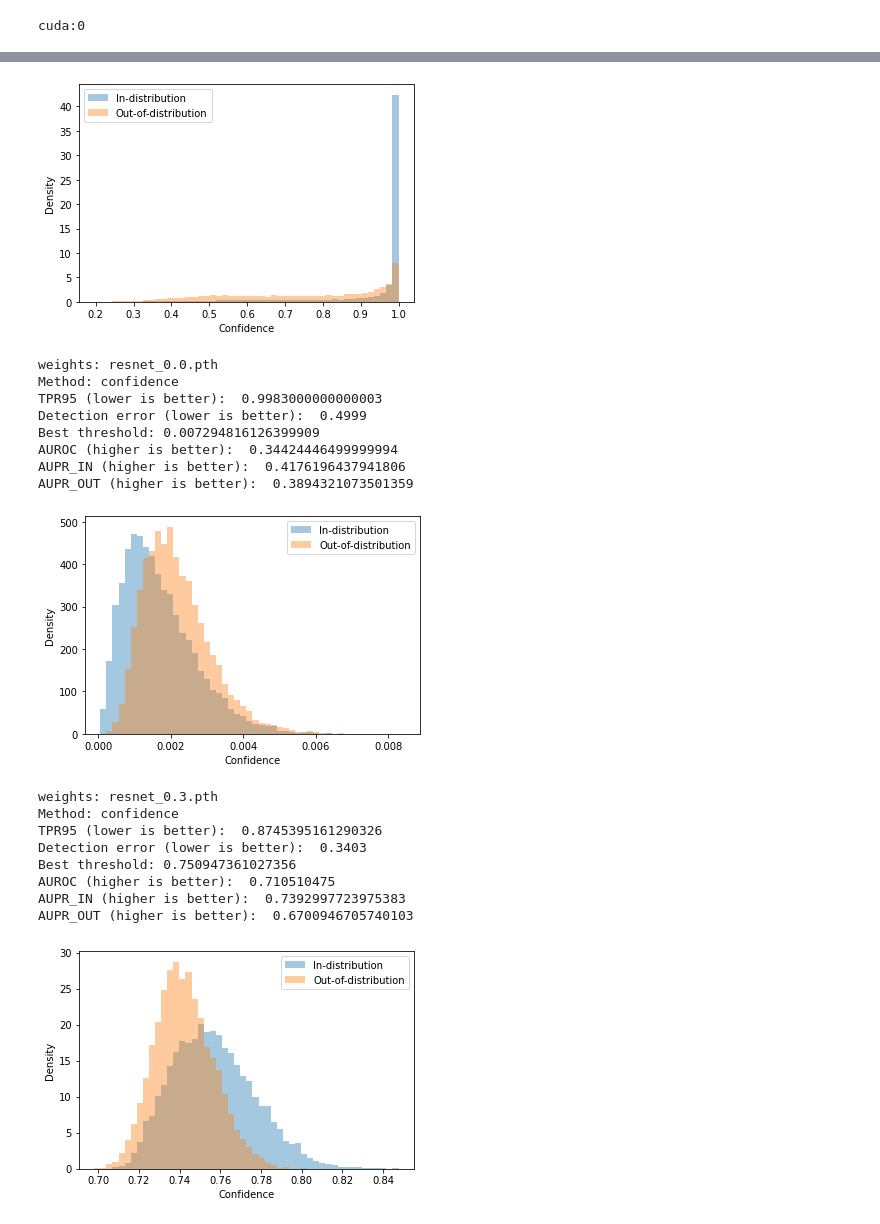
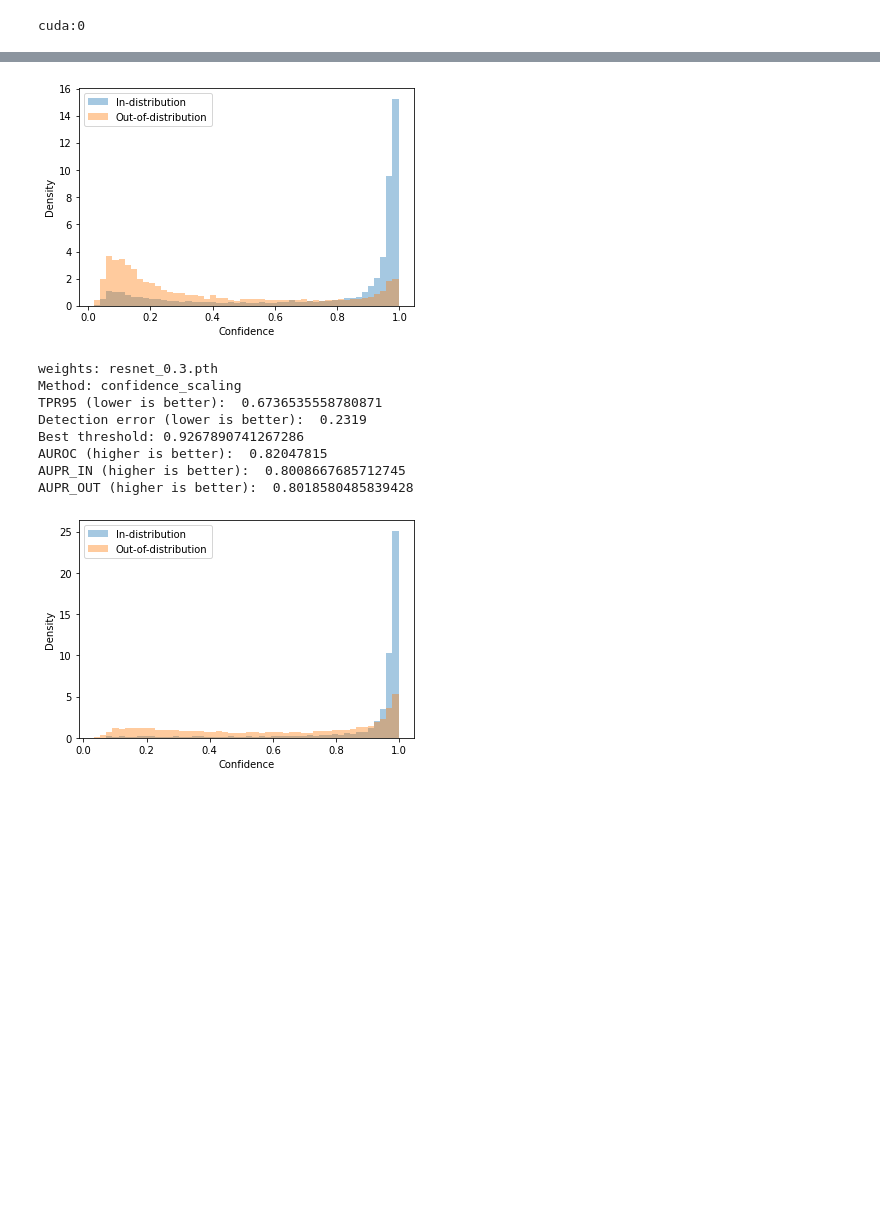
Before and after one commit to AstrakhantsevaAA/confidence_estimation_resnet, a Jupyter notebook: ood_detection_resnet.ipynb, the cells around one changed output, grey strips where cells are left out. Saved outputs shown, nothing was run; the diff lists cells and outputs as text; code cells hidden in the pictures; blank space fills up the shorter version.

```diff
--- a/ood_detection_resnet.ipynb
+++ b/ood_detection_resnet.ipynb
@@ -32,10 +37,10 @@ torch.cuda.manual_seed(0)
 cudnn.deterministic = True
 cudnn.benchmark = False
 path = 'confidence_estimation_resnet/checkpoint'
-filename = [f'{path}/checkpoint_CIFAR_resnet_0.0.pth',
-            f'{path}/checkpoint_CIFAR_resnet_0.3.pth'
-]
-
+# filename = [f'{path}/checkpoint_CIFAR_resnet_0.0.pth',
+#             f'{path}/checkpoint_CIFAR_resnet_0.3.pth'
+# ]
+filename = [f'{path}/CIFAR_resnet_0.3.pth']
 validation = True
 # %% [output]
 cuda:0
@@ -107,7 +119,7 @@ def evaluate(data_loader, mode):
         else:
             images = data
 
-        images = Variable(images, requires_grad=True).cuda()
+        images = Variable(images, requires_grad=True).to(device)
         images.retain_grad()
 
         if mode == 'confidence':
@@ -117,7 +129,7 @@ def evaluate(data_loader, mode):
             out.append(confidence)
 
         elif mode == 'confidence_scaling':
-            epsilon = 0.001
+            epsilon = 0.01
 
             cnn.zero_grad()
             _, confidence = cnn(images)
@@ -205,8 +217,8 @@ for mode in modes:
     for fn in filename:
         cnn = resnet.resnet18(num_classes=num_classes)
 
-        pretrained_dict = torch.load(fn)
-        cnn.load_state_dict(pretrained_dict['net'])
+        pretrained_dict = torch.load(fn, map_location=torch.device('cpu'))
+        cnn.load_state_dict(pretrained_dict)
         cnn = cnn.to(device)
         if device == 'cuda':
             cnn = torch.nn.DataParallel(cnn)
@@ -283,19 +295,10 @@ AUPR_OUT (higher is better):  0.7929706647948747
-[figure, old version]
+[figure, new version]
-weights: resnet_0.0.pth
-Method: confidence
-TPR95 (lower is better):  0.9983000000000003
-Detection error (lower is better):  0.4999
-Best threshold: 0.007294816126399909
-AUROC (higher is better):  0.34424446499999994
-AUPR_IN (higher is better):  0.4176196437941806
-AUPR_OUT (higher is better):  0.3894321073501359
+weights: resnet_0.3.pth
+Method: confidence_scaling
+TPR95 (lower is better):  0.6736535558780871
+Detection error (lower is better):  0.2319
+Best threshold: 0.9267890741267286
+AUROC (higher is better):  0.82047815
+AUPR_IN (higher is better):  0.8008667685712745
+AUPR_OUT (higher is better):  0.8018580485839428
-[figure, old version]
+[figure, new version]
-weights: resnet_0.3.pth
-Method: confidence
-TPR95 (lower is better):  0.8745395161290326
-Detection error (lower is better):  0.3403
-Best threshold: 0.750947361027356
-AUROC (higher is better):  0.710510475
-AUPR_IN (higher is better):  0.7392997723975383
-AUPR_OUT (higher is better):  0.6700946705740103
-[figure, removed]
```
Also changed, not shown: parts of 6 cells of this notebook.
